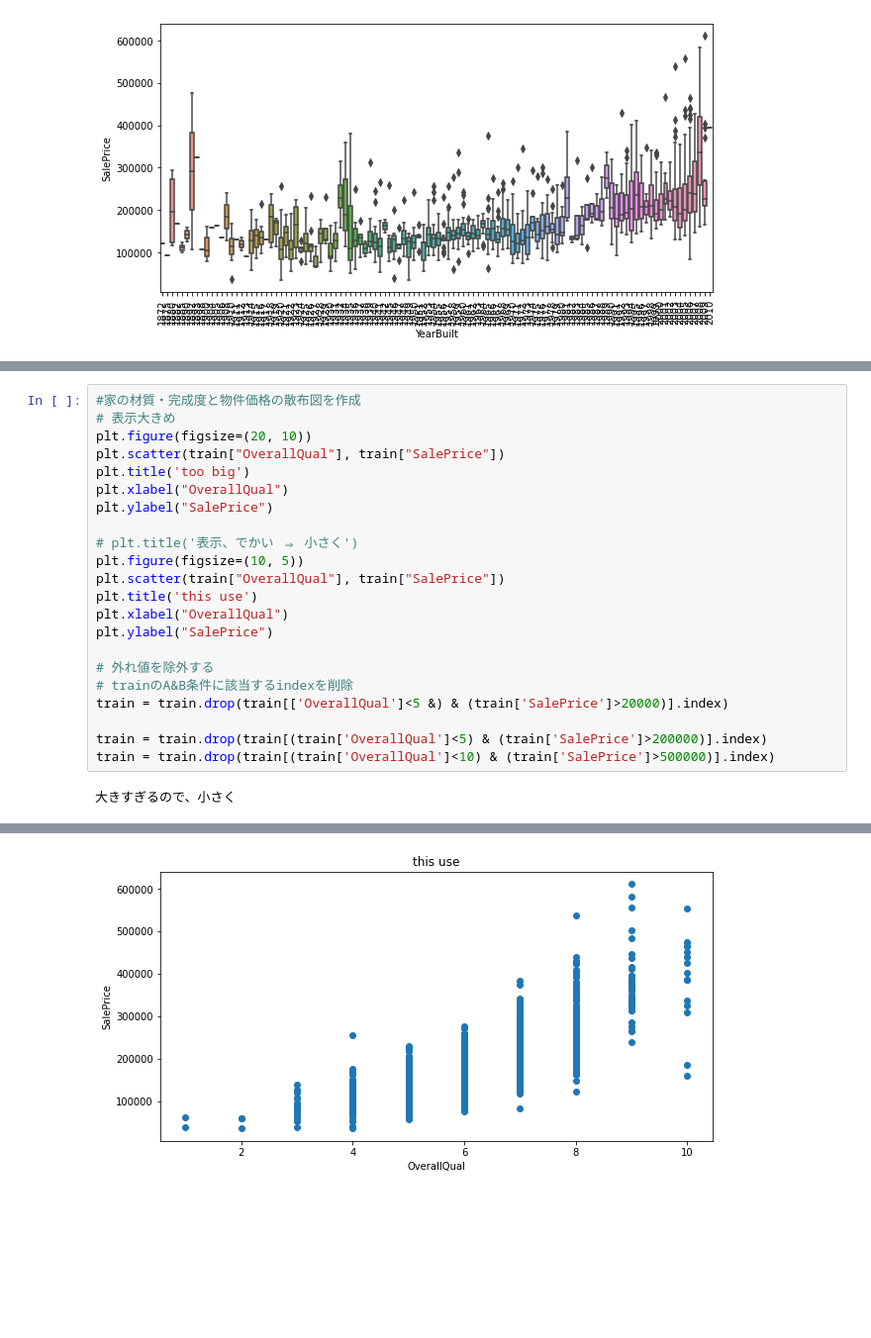
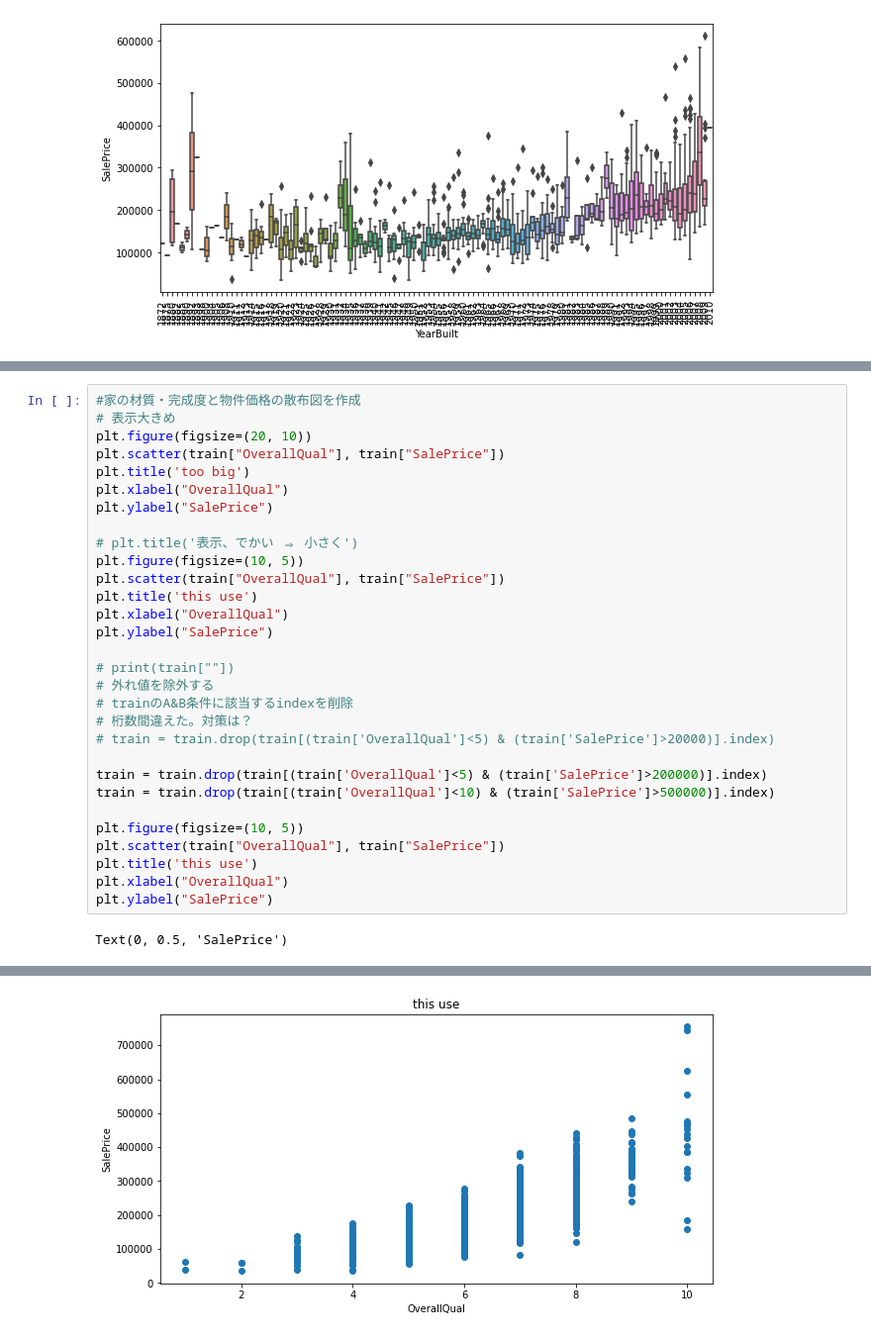
Before and after one commit to Tom-Lennox/Kaggle, a Jupyter notebook: HousePrices_c01.ipynb, the cells around one changed output, grey strips where cells are left out. Shown at 99% size. Saved outputs shown, nothing was run; the diff lists cells and outputs as text; blank space fills up the shorter version.

```diff
--- a/HousePrices_c01.ipynb
+++ b/HousePrices_c01.ipynb
@@ -257,11 +260,19 @@ plt.title('this use')
 plt.xlabel("OverallQual")
 plt.ylabel("SalePrice")
 
+# print(train[""])
 # 外れ値を除外する
 # trainのA&B条件に該当するindexを削除
-train = train.drop(train[['OverallQual']<5 &) & (train['SalePrice']>20000)].index)
+# 桁数間違えた。対策は？
+# train = train.drop(train[(train['OverallQual']<5) & (train['SalePrice']>20000)].index)
 
 train = train.drop(train[(train['OverallQual']<5) & (train['SalePrice']>200000)].index)
 train = train.drop(train[(train['OverallQual']<10) & (train['SalePrice']>500000)].index)
+
+plt.figure(figsize=(10, 5))
+plt.scatter(train["OverallQual"], train["SalePrice"])
+plt.title('this use')
+plt.xlabel("OverallQual")
+plt.ylabel("SalePrice")
 # %% [output]
-大きすぎるので、小さく
+Text(0, 0.5, 'SalePrice')
@@ -269 +280 @@ train = train.drop(train[(train['OverallQual']<10) & (train['SalePrice']>500000)
-[figure, old version]
+[figure, new version]
```
Also changed, not shown: parts of 6 cells of this notebook.
